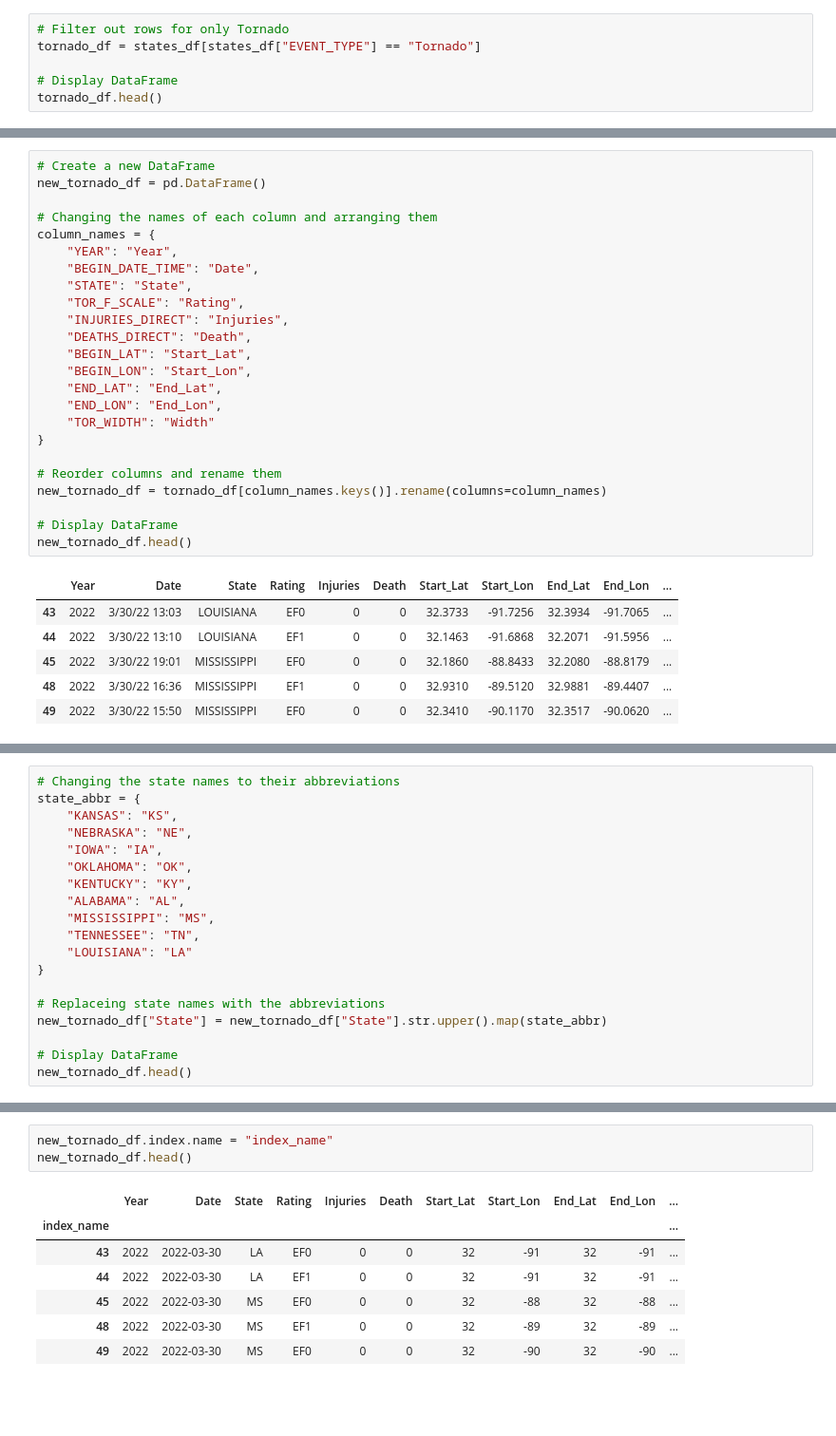
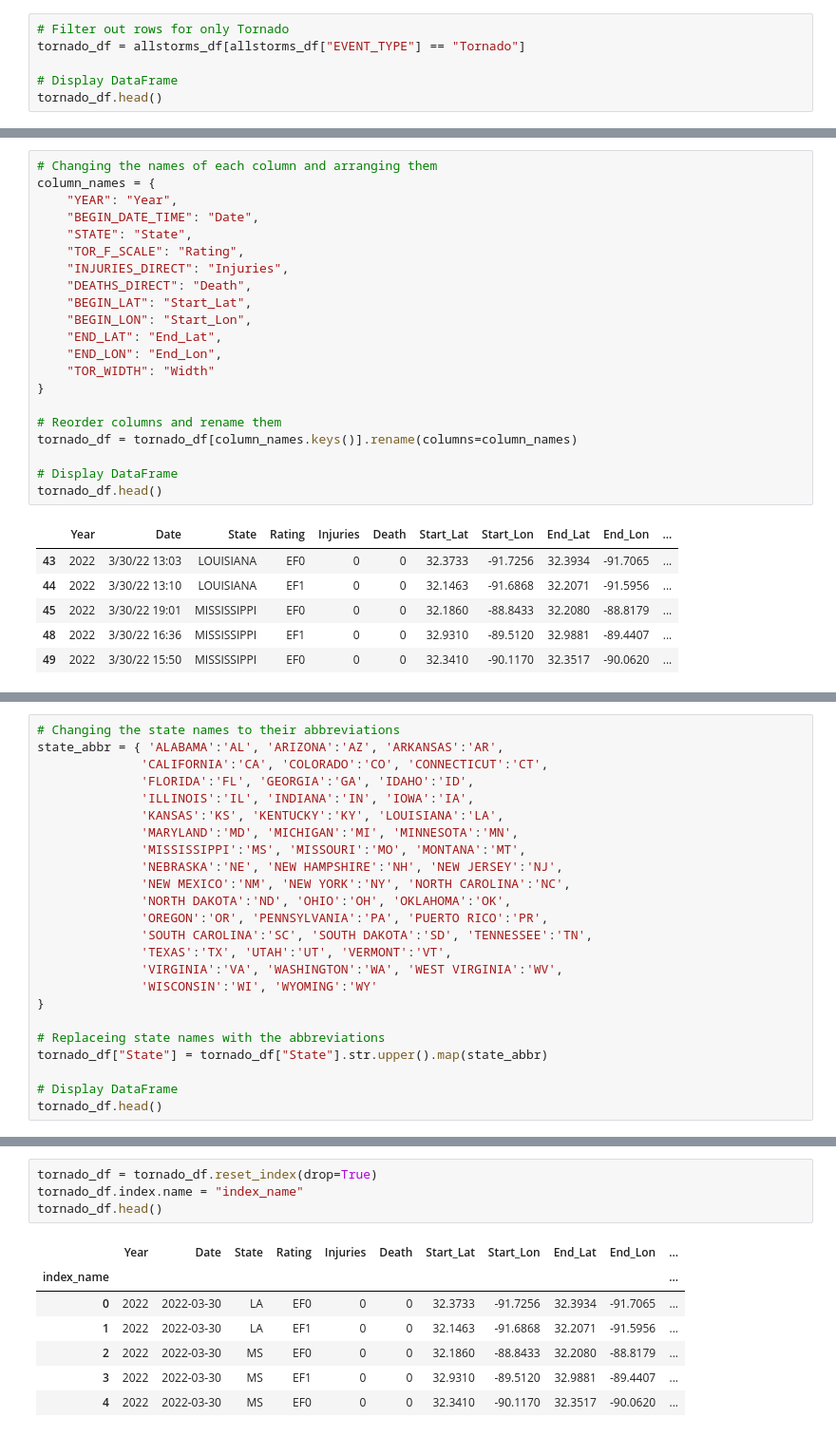
Before and after one commit to downleft/Tornado_alley, a Jupyter notebook: Version_2/Data_Cleanup/2022_Tornado_All.ipynb, the cells around one changed output, grey strips where cells are left out. Shown at 95% size. Drawn from its saved outputs; the diff is of its cells as text; blank space fills up the shorter version.

Commit message:
Completed Tornado CSV

```diff
--- a/Version_2/Data_Cleanup/2022_Tornado_All.ipynb
+++ b/Version_2/Data_Cleanup/2022_Tornado_All.ipynb
@@ -112,6 +46,6 @@ memory usage: 1.6+ MB
 # %%
 # Filter out rows for only Tornado
-tornado_df = states_df[states_df["EVENT_TYPE"] == "Tornado"]
+tornado_df = allstorms_df[allstorms_df["EVENT_TYPE"] == "Tornado"]
 
 # Display DataFrame
 tornado_df.head()
@@ -123,9 +57,6 @@ tornado_df.head()
 | 48 | MISSISSIPPI | 2022 | Tornado | 3/30/22 16:36 | 0 | 0 | 150.00K | ... |
 | 49 | MISSISSIPPI | 2022 | Tornado | 3/30/22 15:50 | 0 | 0 | 30.00K | ... |
 # %%
-# Create a new DataFrame
-new_tornado_df = pd.DataFrame()
-
 # Changing the names of each column and arranging them
 column_names = {
     "YEAR": "Year",
@@ -142,10 +73,10 @@ column_names = {
 }
 
 # Reorder columns and rename them
-new_tornado_df = tornado_df[column_names.keys()].rename(columns=column_names)
+tornado_df = tornado_df[column_names.keys()].rename(columns=column_names)
 
 # Display DataFrame
-new_tornado_df.head()
+tornado_df.head()
 # %% [output]
 |  | Year | Date | State | Rating | Injuries | Death | Start_Lat | Start_Lon | End_Lat | End_Lon | ... |
 | 43 | 2022 | 3/30/22 13:03 | LOUISIANA | EF0 | 0 | 0 | 32.3733 | -91.7256 | 32.3934 | -91.7065 | ... |
@@ -190,21 +127,26 @@ memory usage: 58.2+ KB
 # %%
 # Changing the state names to their abbreviations
-state_abbr = {
-    "KANSAS": "KS",
-    "NEBRASKA": "NE",
-    "IOWA": "IA",
-    "OKLAHOMA": "OK",
-    "KENTUCKY": "KY",
-    "ALABAMA": "AL",
-    "MISSISSIPPI": "MS",
-    "TENNESSEE": "TN",
-    "LOUISIANA": "LA"
+state_abbr = { 'ALABAMA':'AL', 'ARIZONA':'AZ', 'ARKANSAS':'AR',
+              'CALIFORNIA':'CA', 'COLORADO':'CO', 'CONNECTICUT':'CT',
+              'FLORIDA':'FL', 'GEORGIA':'GA', 'IDAHO':'ID',
+              'ILLINOIS':'IL', 'INDIANA':'IN', 'IOWA':'IA',
+              'KANSAS':'KS', 'KENTUCKY':'KY', 'LOUISIANA':'LA',
+              'MARYLAND':'MD', 'MICHIGAN':'MI', 'MINNESOTA':'MN',
+              'MISSISSIPPI':'MS', 'MISSOURI':'MO', 'MONTANA':'MT',
+              'NEBRASKA':'NE', 'NEW HAMPSHIRE':'NH', 'NEW JERSEY':'NJ',
+              'NEW MEXICO':'NM', 'NEW YORK':'NY', 'NORTH CAROLINA':'NC',
+              'NORTH DAKOTA':'ND', 'OHIO':'OH', 'OKLAHOMA':'OK',
+              'OREGON':'OR', 'PENNSYLVANIA':'PA', 'PUERTO RICO':'PR',
+              'SOUTH CAROLINA':'SC', 'SOUTH DAKOTA':'SD', 'TENNESSEE':'TN',
+              'TEXAS':'TX', 'UTAH':'UT', 'VERMONT':'VT',
+              'VIRGINIA':'VA', 'WASHINGTON':'WA', 'WEST VIRGINIA':'WV',
+              'WISCONSIN':'WI', 'WYOMING':'WY'
 }
 
 # Replaceing state names with the abbreviations
-new_tornado_df["State"] = new_tornado_df["State"].str.upper().map(state_abbr)
+tornado_df["State"] = tornado_df["State"].str.upper().map(state_abbr)
 
 # Display DataFrame
-new_tornado_df.head()
+tornado_df.head()
 # %% [output]
 |  | Year | Date | State | Rating | Injuries | Death | Start_Lat | Start_Lon | End_Lat | End_Lon | ... |
@@ -216,12 +158,13 @@ new_tornado_df.head()
 # %%
-new_tornado_df.index.name = "index_name"
-new_tornado_df.head()
+tornado_df = tornado_df.reset_index(drop=True)
+tornado_df.index.name = "index_name"
+tornado_df.head()
 # %% [output]
 |  | Year | Date | State | Rating | Injuries | Death | Start_Lat | Start_Lon | End_Lat | End_Lon | ... |
 | index_name |  |  |  |  |  |  |  |  |  |  | ... |
-| 43 | 2022 | 2022-03-30 | LA | EF0 | 0 | 0 | 32 | -91 | 32 | -91 | ... |
-| 44 | 2022 | 2022-03-30 | LA | EF1 | 0 | 0 | 32 | -91 | 32 | -91 | ... |
-| 45 | 2022 | 2022-03-30 | MS | EF0 | 0 | 0 | 32 | -88 | 32 | -88 | ... |
-| 48 | 2022 | 2022-03-30 | MS | EF1 | 0 | 0 | 32 | -89 | 32 | -89 | ... |
-| 49 | 2022 | 2022-03-30 | MS | EF0 | 0 | 0 | 32 | -90 | 32 | -90 | ... |
+| 0 | 2022 | 2022-03-30 | LA | EF0 | 0 | 0 | 32.3733 | -91.7256 | 32.3934 | -91.7065 | ... |
+| 1 | 2022 | 2022-03-30 | LA | EF1 | 0 | 0 | 32.1463 | -91.6868 | 32.2071 | -91.5956 | ... |
+| 2 | 2022 | 2022-03-30 | MS | EF0 | 0 | 0 | 32.1860 | -88.8433 | 32.2080 | -88.8179 | ... |
+| 3 | 2022 | 2022-03-30 | MS | EF1 | 0 | 0 | 32.9310 | -89.5120 | 32.9881 | -89.4407 | ... |
+| 4 | 2022 | 2022-03-30 | MS | EF0 | 0 | 0 | 32.3410 | -90.1170 | 32.3517 | -90.0620 | ... |
 # %%
```
Also changed, not shown: parts of 15 cells of this notebook, 7 other files.
